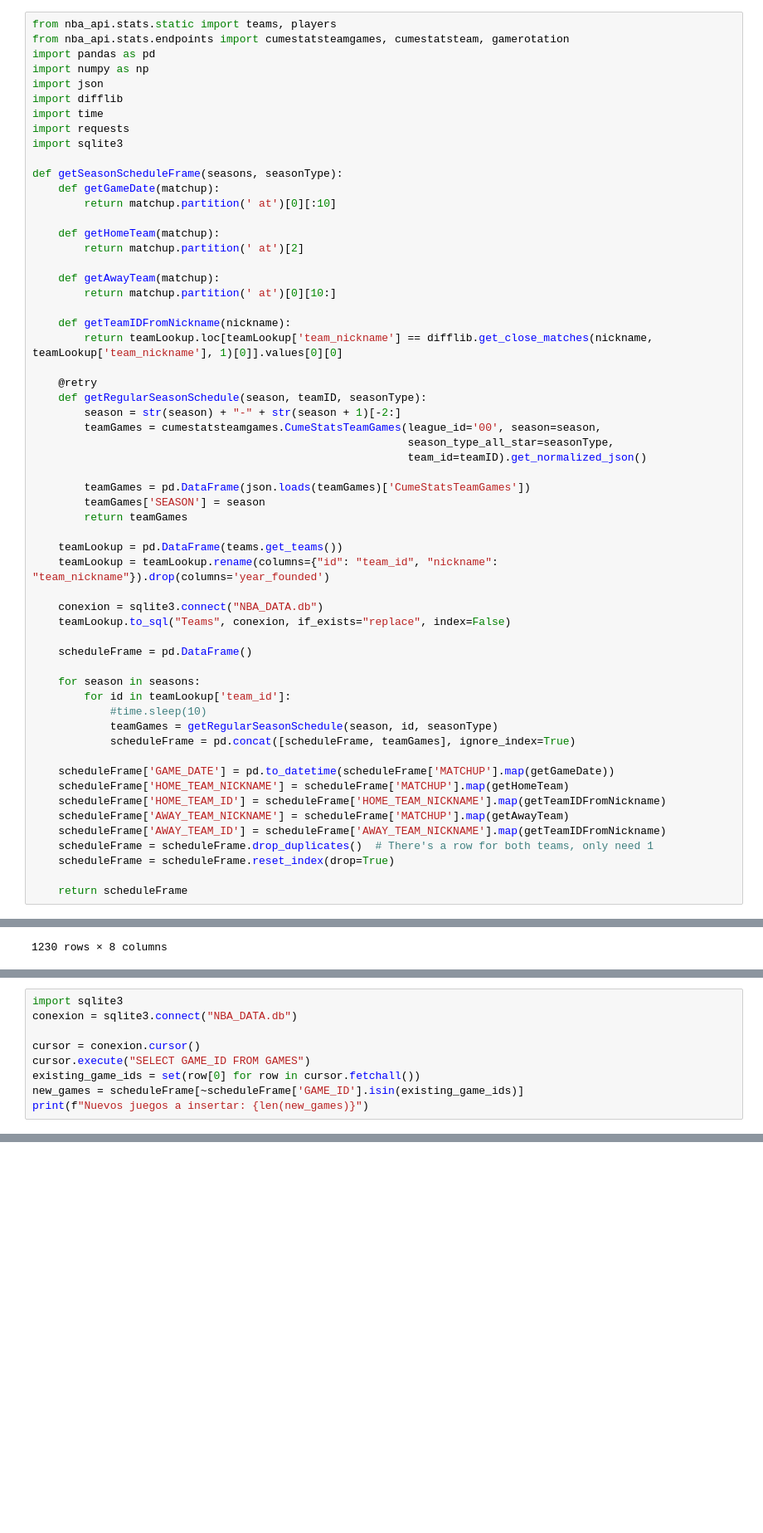
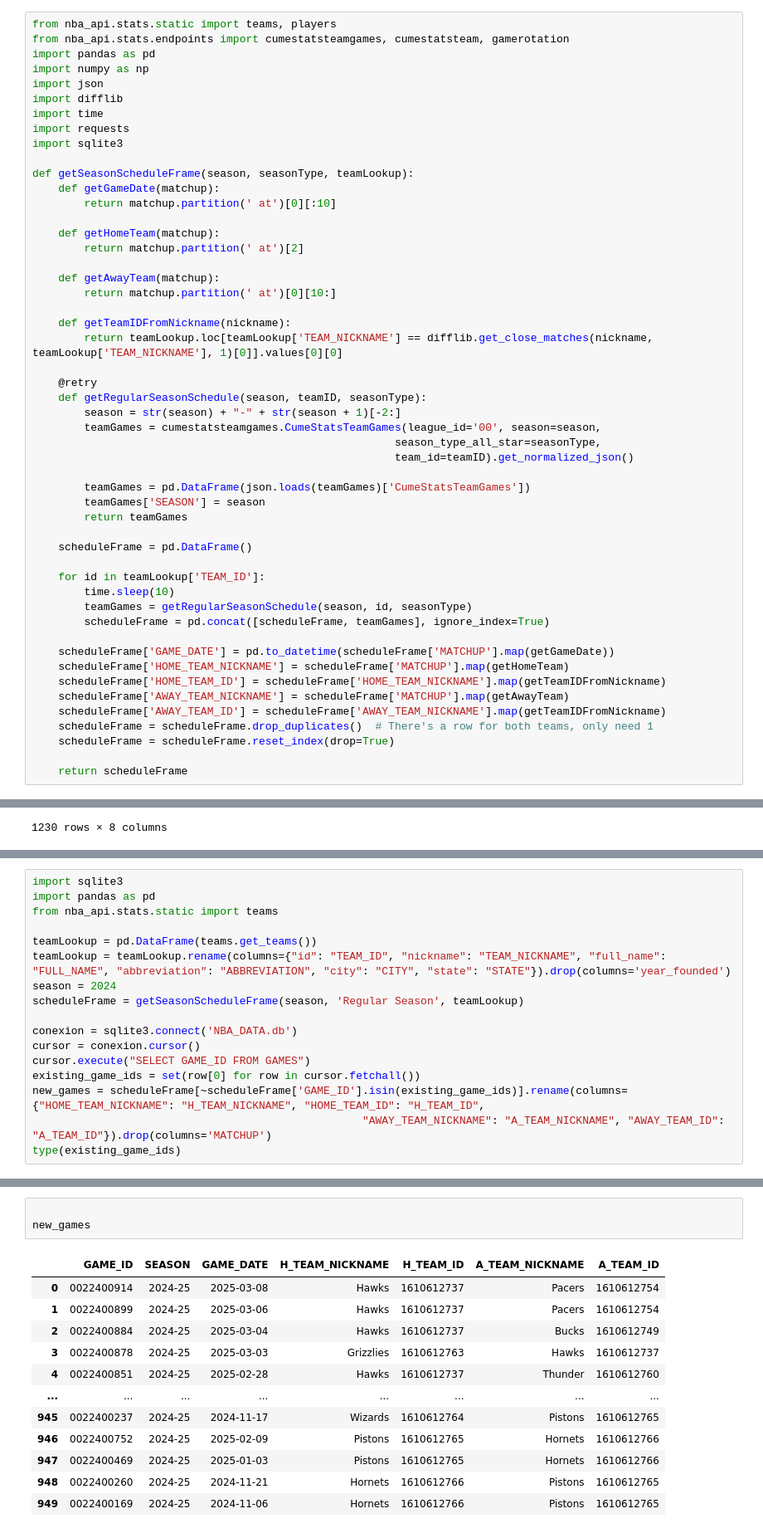
Before and after one commit to Andres-boullosa/nba-data-analytics, a Jupyter notebook: databaseinicialization.ipynb, the cells around one changed output, grey strips where cells are left out. Shown at 83% size. Cells and saved outputs as stored; diff of their text form; blank space fills up the shorter version.

```diff
--- a/databaseinicialization.ipynb
+++ b/databaseinicialization.ipynb
@@ -124,7 +124,7 @@ import time
 import requests
 import sqlite3
 
-def getSeasonScheduleFrame(seasons, seasonType):
+def getSeasonScheduleFrame(season, seasonType, teamLookup):
     def getGameDate(matchup):
         return matchup.partition(' at')[0][:10]
 
@@ -135,32 +135,25 @@ def getSeasonScheduleFrame(seasons, seasonType):
         return matchup.partition(' at')[0][10:]
 
     def getTeamIDFromNickname(nickname):
-        return teamLookup.loc[teamLookup['team_nickname'] == difflib.get_close_matches(nickname, teamLookup['team_nickname'], 1)[0]].values[0][0]
+        return teamLookup.loc[teamLookup['TEAM_NICKNAME'] == difflib.get_close_matches(nickname, teamLookup['TEAM_NICKNAME'], 1)[0]].values[0][0]
 
     @retry
     def getRegularSeasonSchedule(season, teamID, seasonType):
         season = str(season) + "-" + str(season + 1)[-2:]
         teamGames = cumestatsteamgames.CumeStatsTeamGames(league_id='00', season=season,
-                                                          season_type_all_star=seasonType,
-                                                          team_id=teamID).get_normalized_json()
+                                                        season_type_all_star=seasonType,
+                                                        team_id=teamID).get_normalized_json()
 
         teamGames = pd.DataFrame(json.loads(teamGames)['CumeStatsTeamGames'])
         teamGames['SEASON'] = season
         return teamGames
 
-    teamLookup = pd.DataFrame(teams.get_teams())
-    teamLookup = teamLookup.rename(columns={"id": "team_id", "nickname": "team_nickname"}).drop(columns='year_founded')
-
-    conexion = sqlite3.connect("NBA_DATA.db")
-    teamLookup.to_sql("Teams", conexion, if_exists="replace", index=False)
-
     scheduleFrame = pd.DataFrame()
 
-    for season in seasons:
-        for id in teamLookup['team_id']:
-            #time.sleep(10)
-            teamGames = getRegularSeasonSchedule(season, id, seasonType)
-            scheduleFrame = pd.concat([scheduleFrame, teamGames], ignore_index=True)
+    for id in teamLookup['TEAM_ID']:
+        time.sleep(10)
+        teamGames = getRegularSeasonSchedule(season, id, seasonType)
+        scheduleFrame = pd.concat([scheduleFrame, teamGames], ignore_index=True)
 
     scheduleFrame['GAME_DATE'] = pd.to_datetime(scheduleFrame['MATCHUP'].map(getGameDate))
     scheduleFrame['HOME_TEAM_NICKNAME'] = scheduleFrame['MATCHUP'].map(getHomeTeam)
@@ -415,10 +535,18 @@ OperationalError: table GAMES has no column named MATCHUP
 # %%
 import sqlite3
-conexion = sqlite3.connect("NBA_DATA.db")
+import pandas as pd
+from nba_api.stats.static import teams
 
+teamLookup = pd.DataFrame(teams.get_teams())
+teamLookup = teamLookup.rename(columns={"id": "TEAM_ID", "nickname": "TEAM_NICKNAME", "full_name": "FULL_NAME", "abbreviation": "ABBREVIATION", "city": "CITY", "state": "STATE"}).drop(columns='year_founded')
+season = 2024
+scheduleFrame = getSeasonScheduleFrame(season, 'Regular Season', teamLookup)
+
+conexion = sqlite3.connect('NBA_DATA.db')
 cursor = conexion.cursor()
 cursor.execute("SELECT GAME_ID FROM GAMES")
 existing_game_ids = set(row[0] for row in cursor.fetchall())
-new_games = scheduleFrame[~scheduleFrame['GAME_ID'].isin(existing_game_ids)]
-print(f"Nuevos juegos a insertar: {len(new_games)}")
+new_games = scheduleFrame[~scheduleFrame['GAME_ID'].isin(existing_game_ids)].rename(columns={"HOME_TEAM_NICKNAME": "H_TEAM_NICKNAME", "HOME_TEAM_ID": "H_TEAM_ID",
+                                                   "AWAY_TEAM_NICKNAME": "A_TEAM_NICKNAME", "AWAY_TEAM_ID": "A_TEAM_ID"}).drop(columns='MATCHUP')
+type(existing_game_ids)
 # %% [output]
@@ -441,0 +554,16 @@ print(f"Nuevos juegos a insertar: {len(new_games)}")
+# %%
+
+new_games
+# %% [output]
+|  | GAME_ID | SEASON | GAME_DATE | H_TEAM_NICKNAME | H_TEAM_ID | A_TEAM_NICKNAME | A_TEAM_ID |
+| 0 | 0022400914 | 2024-25 | 2025-03-08 | Hawks | 1610612737 | Pacers | 1610612754 |
+| 1 | 0022400899 | 2024-25 | 2025-03-06 | Hawks | 1610612737 | Pacers | 1610612754 |
+| 2 | 0022400884 | 2024-25 | 2025-03-04 | Hawks | 1610612737 | Bucks | 1610612749 |
+| 3 | 0022400878 | 2024-25 | 2025-03-03 | Grizzlies | 1610612763 | Hawks | 1610612737 |
+| 4 | 0022400851 | 2024-25 | 2025-02-28 | Hawks | 1610612737 | Thunder | 1610612760 |
+| ... | ... | ... | ... | ... | ... | ... | ... |
+| 945 | 0022400237 | 2024-25 | 2024-11-17 | Wizards | 1610612764 | Pistons | 1610612765 |
+| 946 | 0022400752 | 2024-25 | 2025-02-09 | Pistons | 1610612765 | Hornets | 1610612766 |
+| 947 | 0022400469 | 2024-25 | 2025-01-03 | Pistons | 1610612765 | Hornets | 1610612766 |
+| 948 | 0022400260 | 2024-25 | 2024-11-21 | Hornets | 1610612766 | Pistons | 1610612765 |
+| 949 | 0022400169 | 2024-25 | 2024-11-06 | Hornets | 1610612766 | Pistons | 1610612765 |
```
Also changed, not shown: parts of 15 cells of this notebook, 5 other files.
